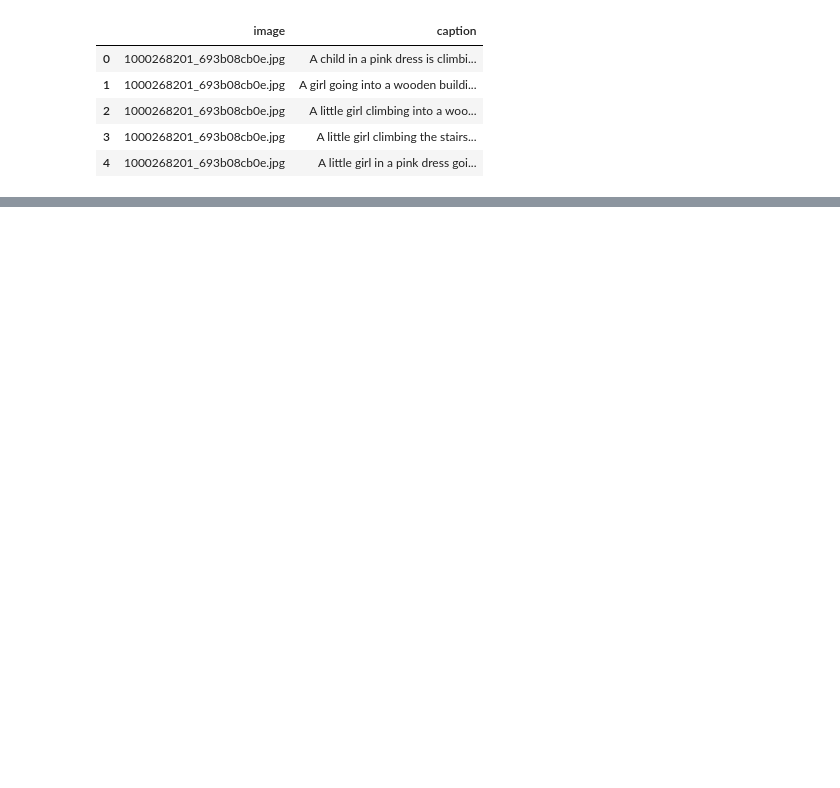
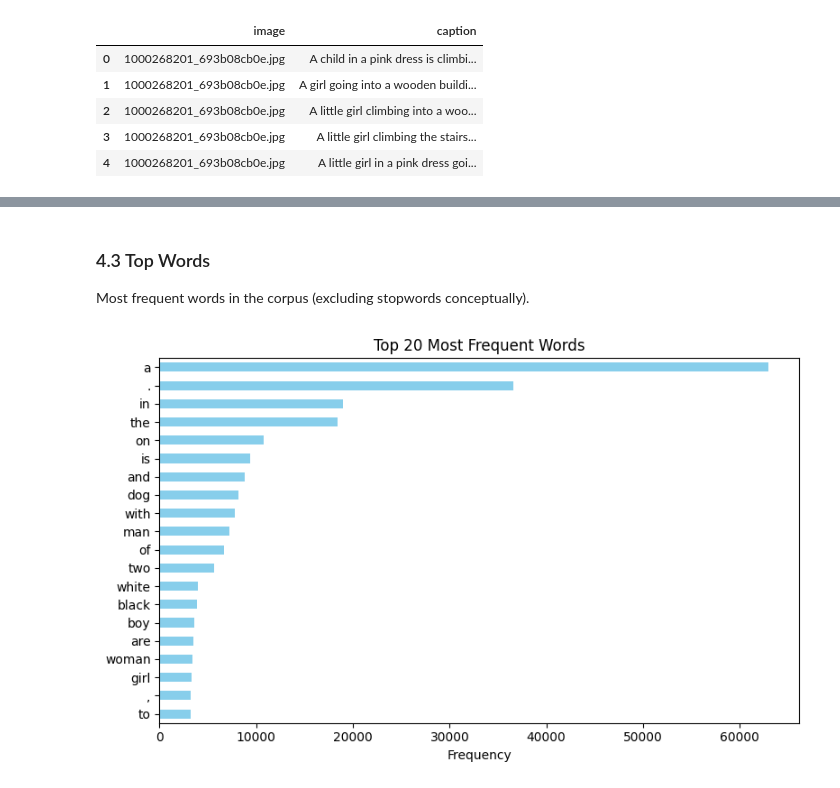
Before and after one commit to xxyourmoon/ml-image-captioning, a Jupyter notebook: notebooks/01_data_exploration.ipynb, the cells around one changed output, grey strips where cells are left out. Cells and saved outputs as stored; diff of their text form; code cells hidden in the pictures; blank space fills up the shorter version.

```diff
--- a/notebooks/01_data_exploration.ipynb
+++ b/notebooks/01_data_exploration.ipynb
@@ -37,0 +131,7 @@ df["image"]
+# %%
+all_words = " ".join(df["caption"]).lower().split()
+vocab = pd.Series(all_words).value_counts()
+
+print(f"Total words: {len(all_words)}")
+print(f"Unique words (vocabulary size): {len(vocab)}")
+print(f"\nTop 20 most frequent words:\n{vocab.head(20).to_string()}")
@@ -37,0 +199,13 @@ df["image"]
+# %% [markdown]
+### 4.3 Top Words
+
+Most frequent words in the corpus (excluding stopwords conceptually).
+# %%
+top20 = vocab.head(20)
+top20.sort_values().plot(kind="barh", figsize=(8, 5), color="skyblue")
+plt.title("Top 20 Most Frequent Words")
+plt.xlabel("Frequency")
+plt.tight_layout()
+plt.show()
+# %% [output]
+[figure, added]
```
Also changed, not shown: parts of 29 cells of this notebook, 18 other files.
